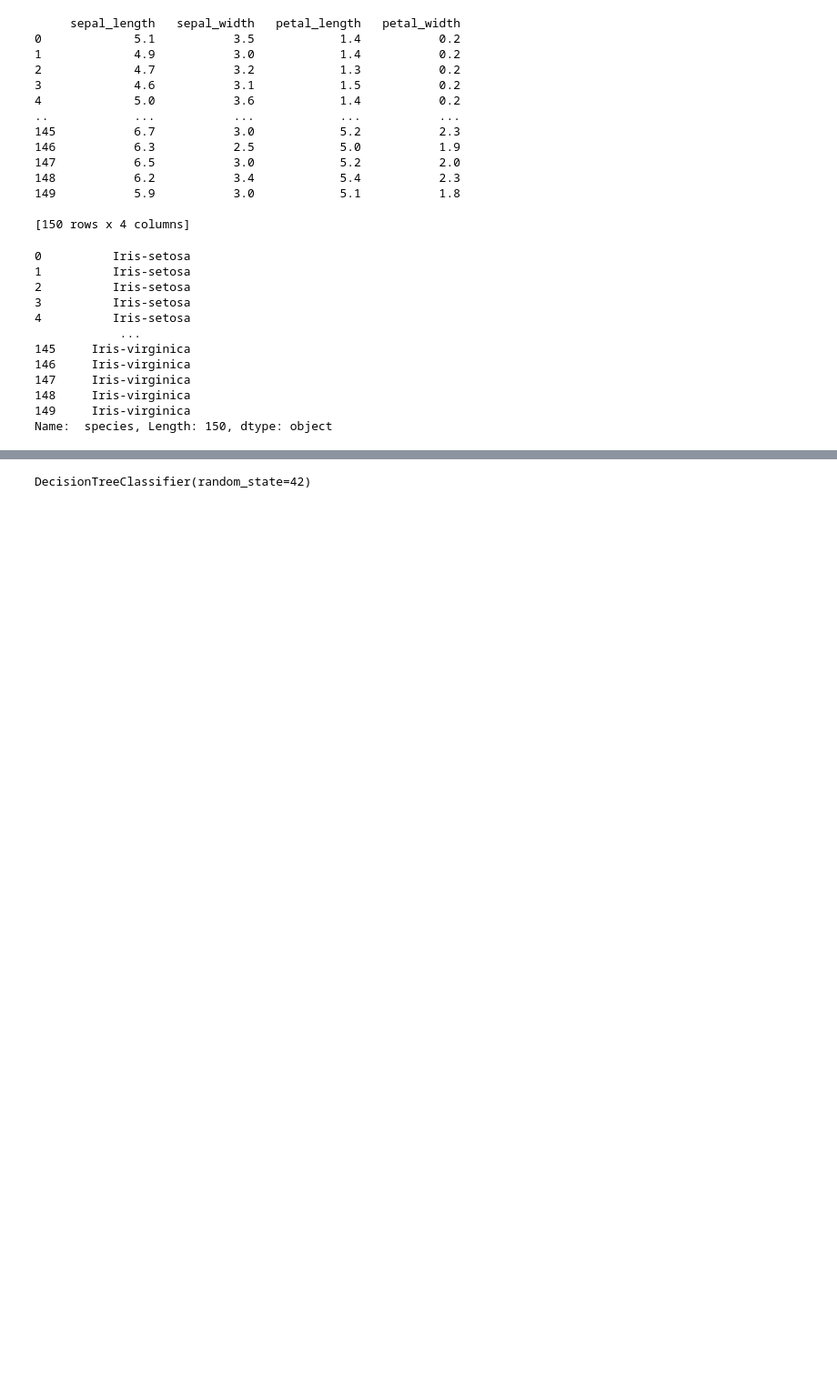
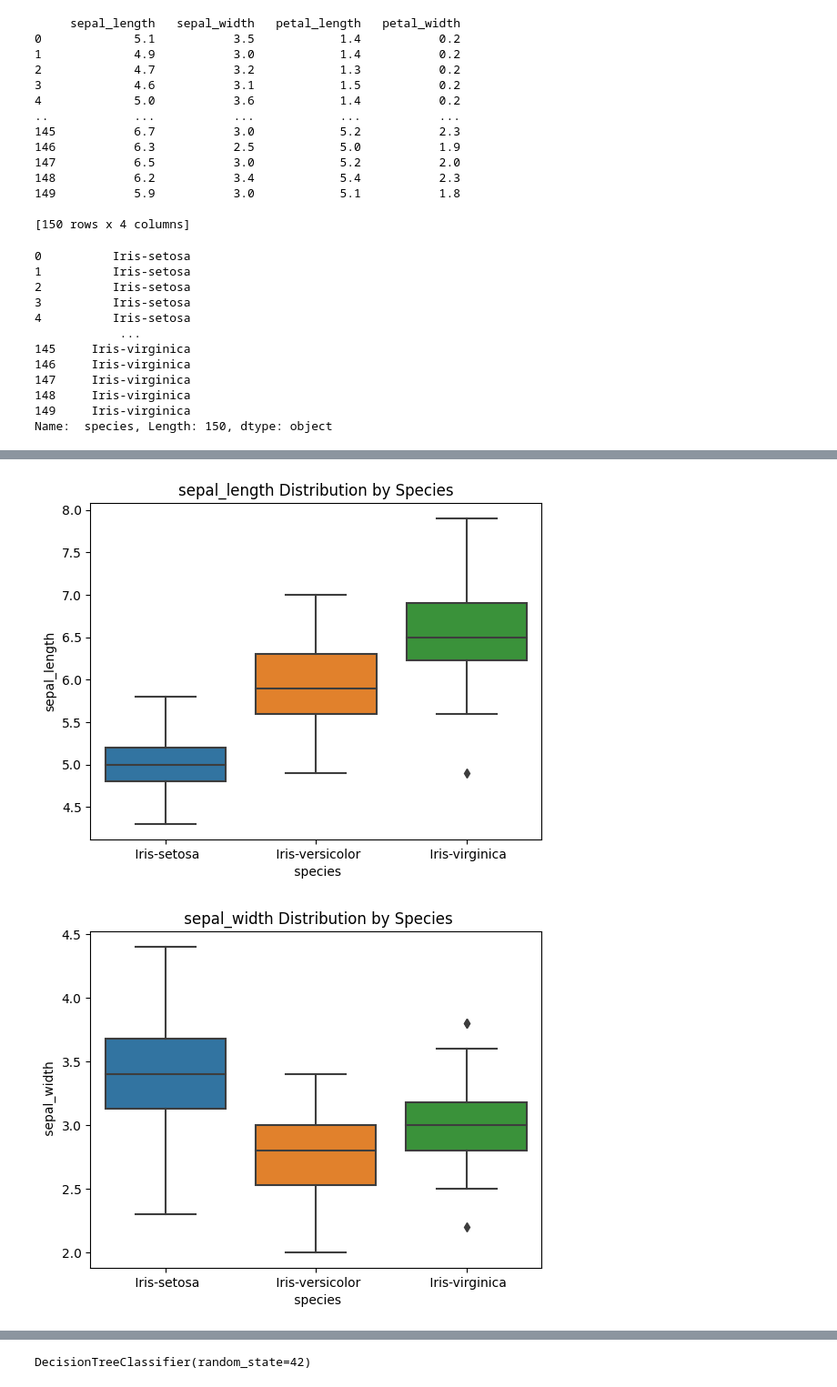
Before and after one commit to Miska0727/aidTech_Iris_Flower_Classification, a Jupyter notebook: main.ipynb, the cells around one changed output, grey strips where cells are left out. Shown: that part at 91% size. Drawn from its saved outputs; the diff is of its cells as text; code cells hidden in the pictures; blank space fills up the shorter version.

Commit message:
plot added

```diff
--- a/main.ipynb
+++ b/main.ipynb
@@ -181,0 +198,8 @@ plt.show()
+# %%
+for feature in iris.columns[:-1]:
+    sns.boxplot(x=' species', y=feature, data=iris)
+    plt.title(f'{feature} Distribution by Species')
+    plt.show()
+# %% [output]
+[figure, added]
+[figure, added]
```
Also changed, not shown: parts of 9 cells of this notebook.
